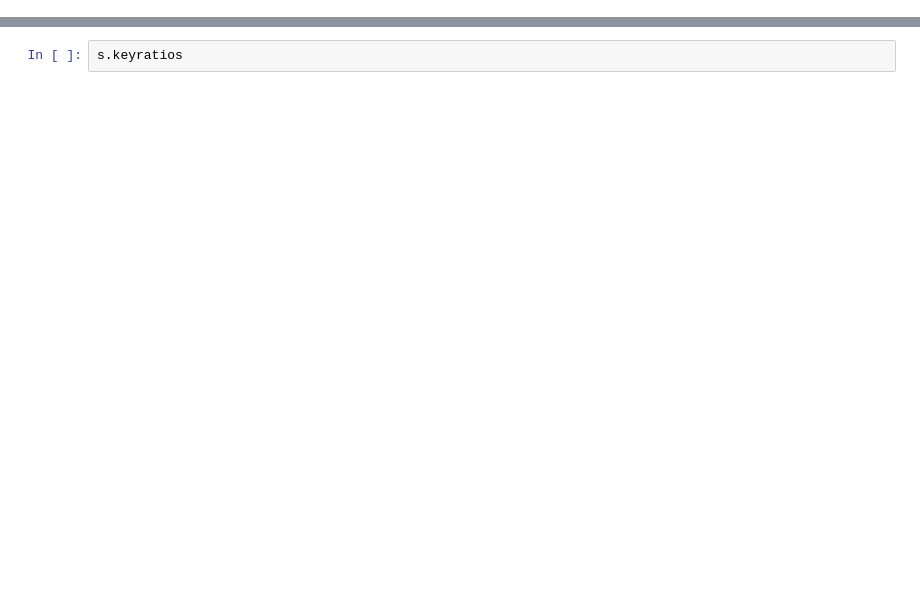
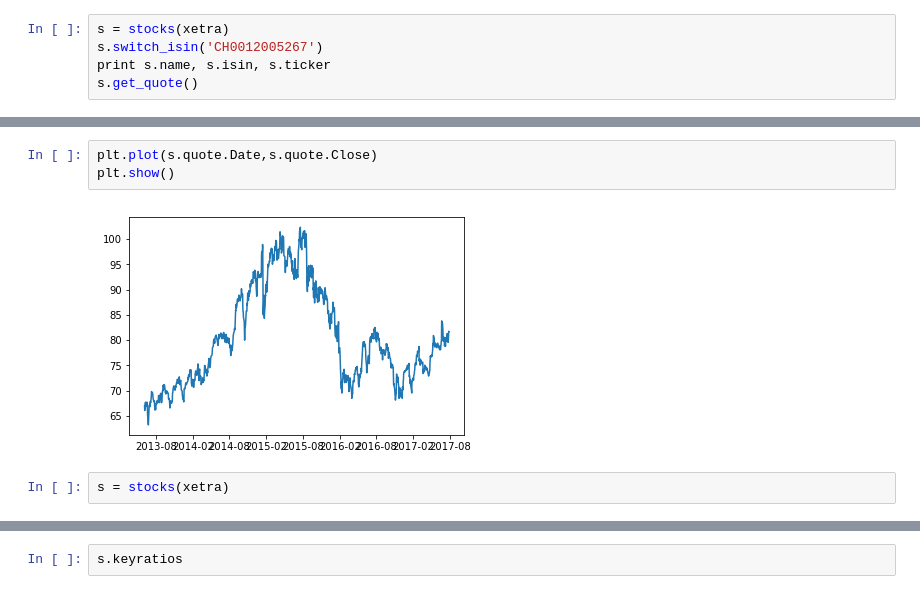
Before and after one commit to phermes/quant, a Jupyter notebook: scratch.ipynb, the cells around one changed output, grey strips where cells are left out. Saved outputs shown, nothing was run; the diff lists cells and outputs as text; blank space fills up the shorter version.

```diff
--- a/scratch.ipynb
+++ b/scratch.ipynb
@@ -169,0 +321,5 @@ print s.index, s.name, s.isin, s.ticker
+# %%
+s = stocks(xetra)
+s.switch_isin('CH0012005267')
+print s.name, s.isin, s.ticker
+s.get_quote()
@@ -169,0 +337,7 @@ print s.index, s.name, s.isin, s.ticker
+# %%
+plt.plot(s.quote.Date,s.quote.Close)
+plt.show()
+# %% [output]
+[figure, added]
+# %%
+s = stocks(xetra)
```
Also changed, not shown: parts of 174 cells of this notebook, 10 other files.
